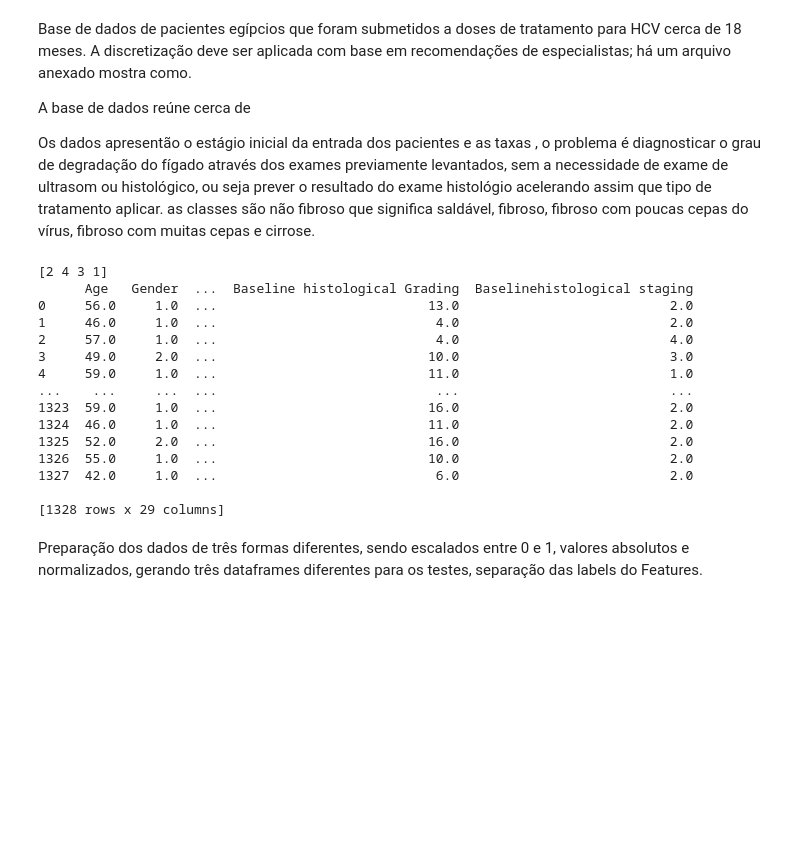
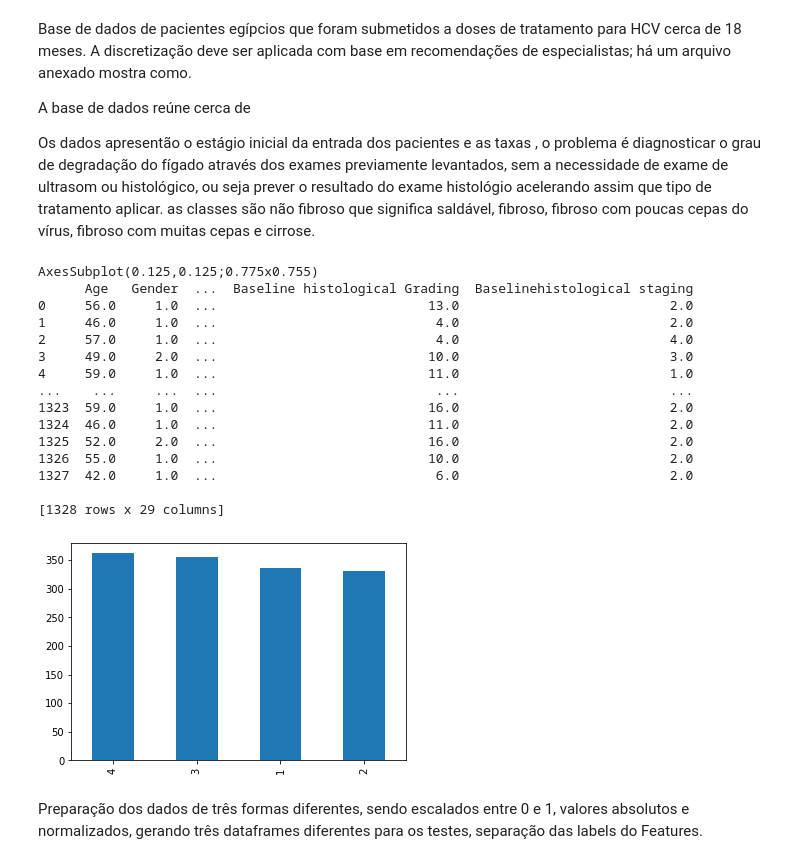
Before and after one commit to rtsouza26/Projeto_IA, a Jupyter notebook: Projeto_IA .ipynb, the cells around one changed output. Drawn from its saved outputs; the diff is of its cells as text; code cells hidden in the pictures; blank space fills up the shorter version.

```diff
--- a/Projeto_IA .ipynb
+++ b/Projeto_IA .ipynb
@@ -35,12 +42,14 @@ Os dados apresentão o estágio inicial da entrada dos pacientes e as taxas , o
 as classes são não fibroso que significa saldável, fibroso, fibroso com poucas cepas do vírus, fibroso com muitas cepas e cirrose.
 # %%
 df = pd.read_csv("https://drive.google.com/uc?authuser=0&id=1S2HnHU5zoI7ERYhVd8naSaUMt0eJZW3L&export=download")
+
 columns = df.columns
-df.drop_duplicates(inplace=True)
 
+
+ax = df['Baselinehistological staging'].value_counts().plot.bar()
+print(ax)
 classes = df['Baselinehistological staging'].unique()
 
-print(classes)
 index_amostra= list()
 index_1 = 0
 index_3 = 0
@@ -57,34 +66,35 @@ for x in df.index:
       index_4 = index_4 +1
   if index_3<332:
     if df.loc[x,'Baselinehistological staging'] == 3:
       index_amostra.append(x)
       index_3 = index_3 +1
   if index_1<332:
     if df.loc[x,'Baselinehistological staging'] ==1:
       index_amostra.append(x)
       index_1 = index_1 +1
 dfAvalues = []
 for g in index_amostra:
   dfAvalues.append(df.iloc[g].values)
 
 dfAmostra = pd.DataFrame(dfAvalues,columns=columns)
 print(dfAmostra)
 # %% [output]
-[2 4 3 1]
+AxesSubplot(0.125,0.125;0.775x0.755)
       Age   Gender  ...  Baseline histological Grading  Baselinehistological staging
 0     56.0     1.0  ...                           13.0                           2.0
 1     46.0     1.0  ...                            4.0                           2.0
 2     57.0     1.0  ...                            4.0                           4.0
 3     49.0     2.0  ...                           10.0                           3.0
 4     59.0     1.0  ...                           11.0                           1.0
 ...    ...     ...  ...                            ...                           ...
 1323  59.0     1.0  ...                           16.0                           2.0
 1324  46.0     1.0  ...                           11.0                           2.0
 1325  52.0     2.0  ...                           16.0                           2.0
 1326  55.0     1.0  ...                           10.0                           2.0
 1327  42.0     1.0  ...                            6.0                           2.0
 
 [1328 rows x 29 columns]
+[figure, added]
 # %% [markdown]
 Preparação dos dados de três formas diferentes, sendo escalados entre 0 e 1, valores absolutos  e normalizados, gerando três dataframes diferentes para os testes, separação das labels do Features.
 # %%
```
Also changed, not shown: parts of 6 cells of this notebook.
